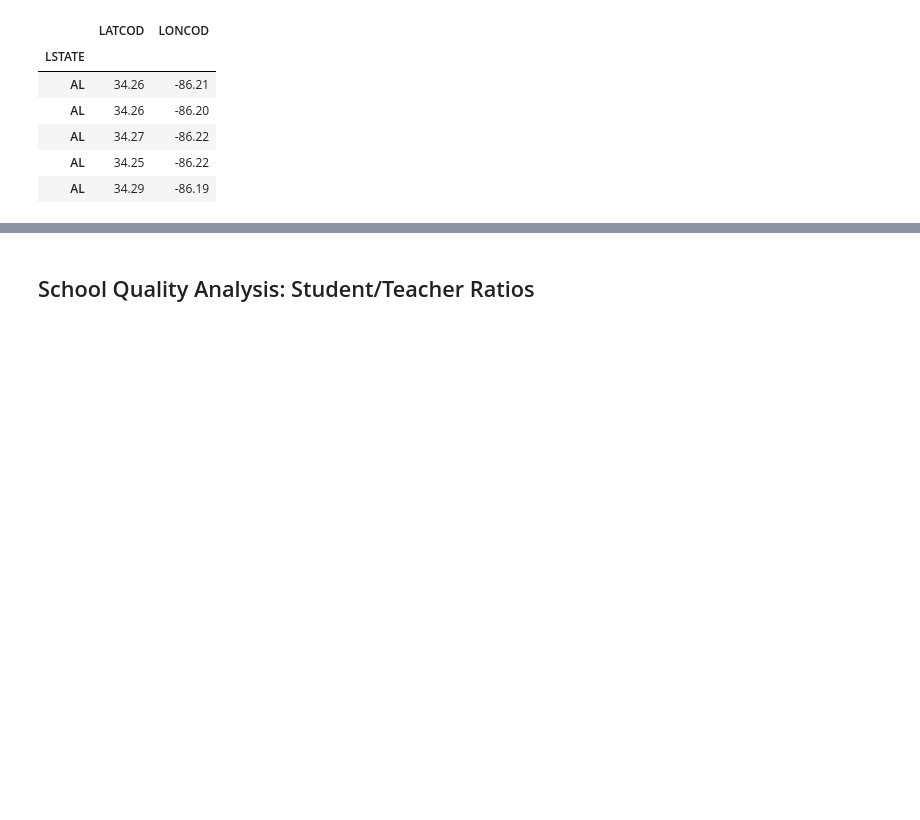
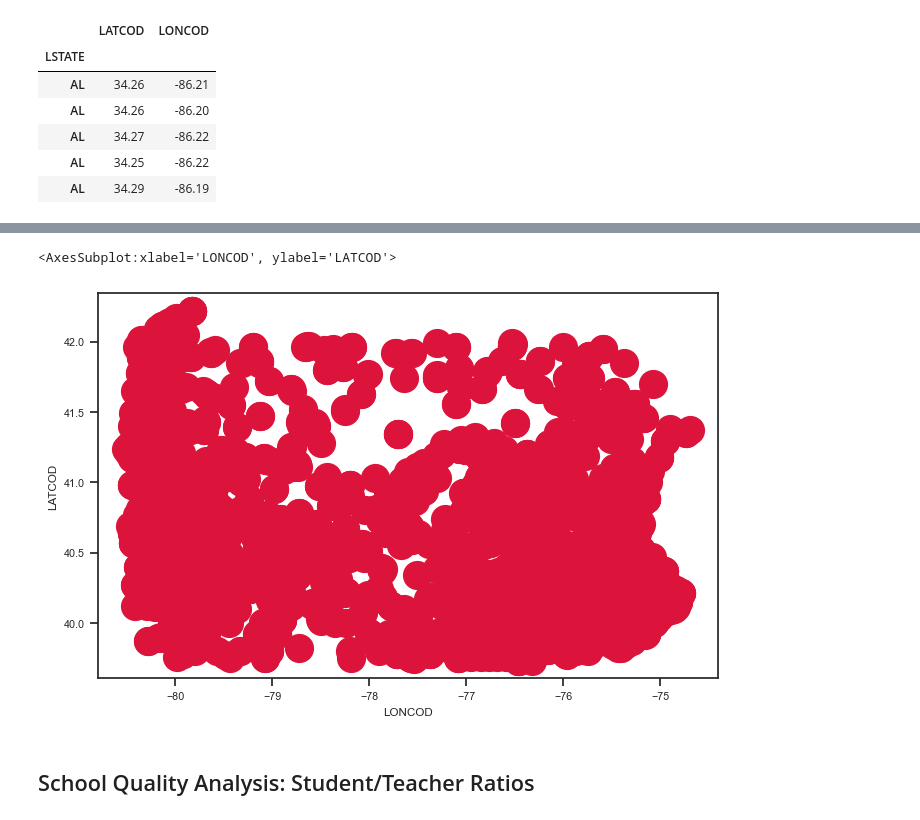
Before and after one commit to marko-londo/Schools-Analysis, a Jupyter notebook: public_school_analysis.ipynb, the cells around one changed output, grey strips where cells are left out. Drawn from its saved outputs; the diff is of its cells as text; code cells hidden in the pictures; blank space fills up the shorter version.

```diff
--- a/public_school_analysis.ipynb
+++ b/public_school_analysis.ipynb
@@ -367,3 +375,10 @@ contiguous.plot.scatter(x="LONCOD", y="LATCOD", figsize=(8,5))
+# %%
+# Plot only schools in your state
+my_state_df = regular_schools["LSTATE"].isin(["PA"])
+regular_schools[my_state_df].plot.scatter(x="LONCOD", y="LATCOD", figsize=(8,5), s=400, c="crimson")
+# %% [output]
+<AxesSubplot:xlabel='LONCOD', ylabel='LATCOD'>
+[figure, added]
 # %% [markdown]
 ## School Quality Analysis: Student/Teacher Ratios
 # %%
```
Also changed, not shown: parts of 27 cells of this notebook.
